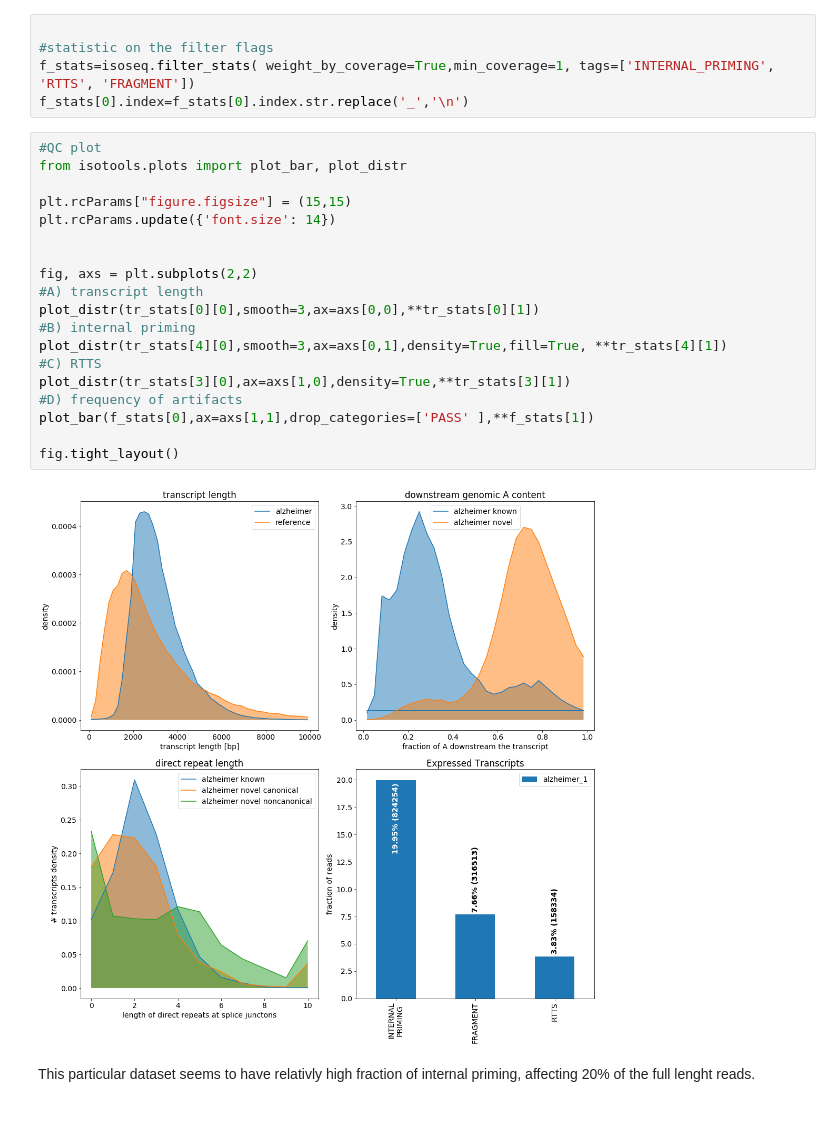
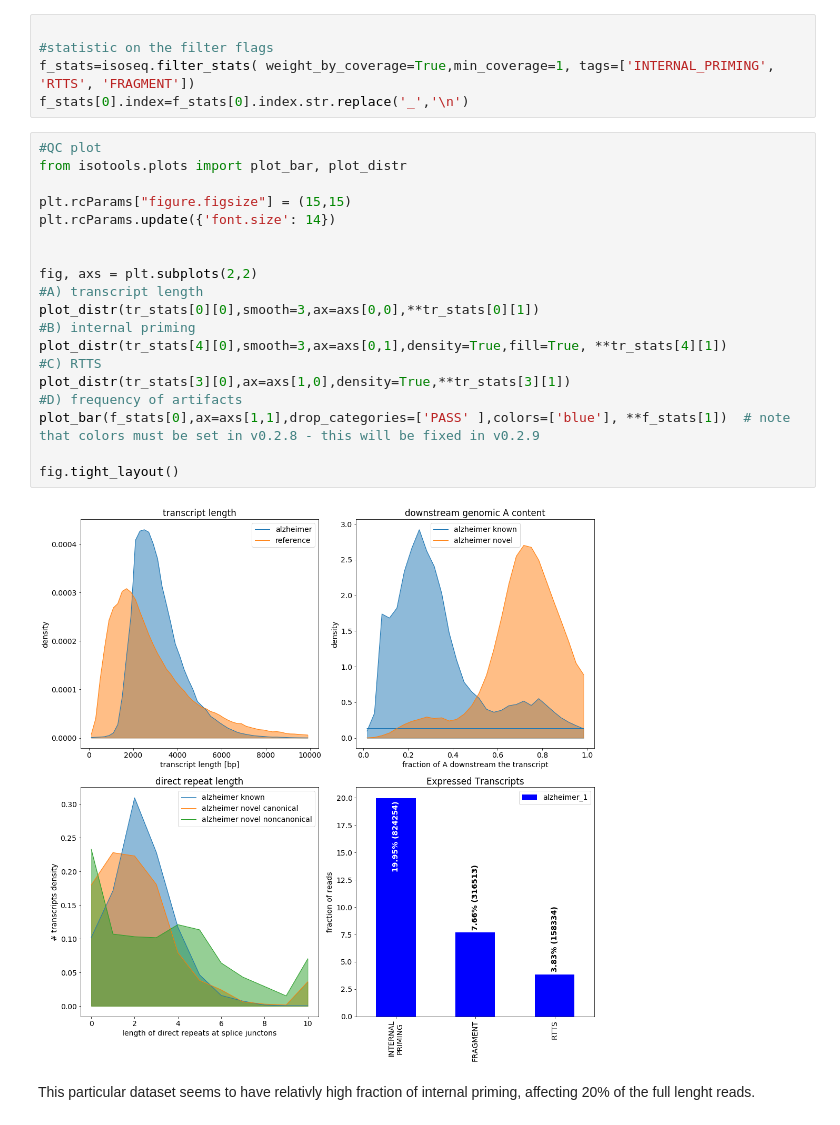
Before and after one commit to MatthiasLienhard/isotools, a Jupyter notebook: docs/notebooks/isotools_alzheimer.ipynb, the cells around one changed output. Cells and saved outputs as stored; diff of their text form.

Commit message:
fixed plot_bar default color

```diff
--- a/docs/notebooks/isotools_alzheimer.ipynb
+++ b/docs/notebooks/isotools_alzheimer.ipynb
@@ -188,24 +178,24 @@ f_stats[0].index=f_stats[0].index.str.replace('_','\n')
 # %%
 #QC plot
 from isotools.plots import plot_bar, plot_distr
 
 plt.rcParams["figure.figsize"] = (15,15)
 plt.rcParams.update({'font.size': 14})
 
 
 fig, axs = plt.subplots(2,2)
 #A) transcript length
 plot_distr(tr_stats[0][0],smooth=3,ax=axs[0,0],**tr_stats[0][1])
 #B) internal priming
 plot_distr(tr_stats[4][0],smooth=3,ax=axs[0,1],density=True,fill=True, **tr_stats[4][1])
 #C) RTTS
 plot_distr(tr_stats[3][0],ax=axs[1,0],density=True,**tr_stats[3][1])
 #D) frequency of artifacts
-plot_bar(f_stats[0],ax=axs[1,1],drop_categories=['PASS' ],**f_stats[1])
+plot_bar(f_stats[0],ax=axs[1,1],drop_categories=['PASS' ],colors=['blue'], **f_stats[1])  # note that colors must be set in v0.2.8 - this will be fixed in v0.2.9
 
 fig.tight_layout()
 # %% [output]
-[figure, old version]
+[figure, new version]
 # %% [markdown]
 This particular dataset seems to have relativly high fraction of internal priming, affecting 20% of the full lenght reads.
 # %% [markdown]
```
Also changed, not shown: parts of 7 cells of this notebook, 4 other files.
